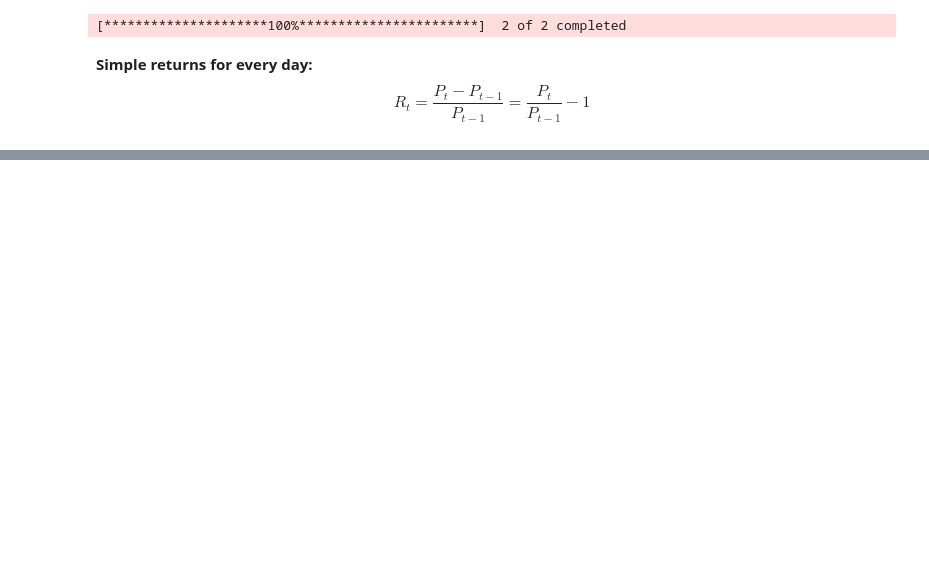
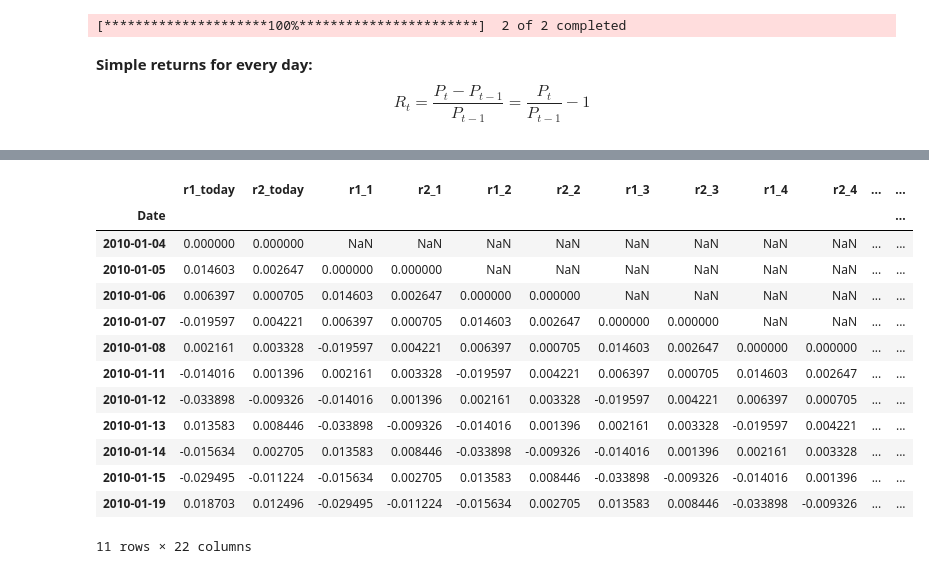
Before and after one commit to Lukirby/Stress-Testing-a-Markowitz-Portfolio, a Jupyter notebook: fidanza.ipynb, the cells around one changed output, grey strips where cells are left out. Cells and saved outputs as stored; diff of their text form; code cells hidden in the pictures; blank space fills up the shorter version.

```diff
--- a/fidanza.ipynb
+++ b/fidanza.ipynb
@@ -14,11 +15,11 @@ $$
 R_t = \frac{P_t - P_{t-1}}{P_{t-1}} = \frac{P_t}{P_{t-1}} - 1
 $$
 # %%
-prices = df["Close"]
+prices = data["Close"]
 returns = (prices / prices.shift(1)) - 1
 returns = returns.fillna(0)
 spy_r = returns['SPY']
-X_r = returns['NVDA']
+nvda_r = returns['NVDA']
 # %%
 mu1 = returns['NVDA'].mean()
 mu2 = returns['SPY'].mean()
@@ -28,0 +42,3 @@ print(mu1, mu2)
+# %%
+r1_series = returns['NVDA']
+r1_series.head(5)
@@ -28,0 +53,3 @@ print(mu1, mu2)
+# %%
+r2_series = returns['SPY']
+r2_series.head(5)
@@ -28,0 +64,6 @@ print(mu1, mu2)
+# %%
+df = pd.DataFrame()
+df['r1_today'] = r1_series
+df['r2_today'] = r2_series
+
+df.head(5)
@@ -28,0 +78,21 @@ print(mu1, mu2)
+# %%
+for i in range(1, 11):
+    df[f'r1_{i}'] = r1_series.shift(i)
+    df[f'r2_{i}'] = r2_series.shift(i)
+
+df.head(11)
+# %% [output]
+|  | r1_today | r2_today | r1_1 | r2_1 | r1_2 | r2_2 | r1_3 | r2_3 | r1_4 | r2_4 | ... | ... |
+| Date |  |  |  |  |  |  |  |  |  |  |  | ... |
+| 2010-01-04 | 0.000000 | 0.000000 | NaN | NaN | NaN | NaN | NaN | NaN | NaN | NaN | ... | ... |
+| 2010-01-05 | 0.014603 | 0.002647 | 0.000000 | 0.000000 | NaN | NaN | NaN | NaN | NaN | NaN | ... | ... |
+| 2010-01-06 | 0.006397 | 0.000705 | 0.014603 | 0.002647 | 0.000000 | 0.000000 | NaN | NaN | NaN | NaN | ... | ... |
+| 2010-01-07 | -0.019597 | 0.004221 | 0.006397 | 0.000705 | 0.014603 | 0.002647 | 0.000000 | 0.000000 | NaN | NaN | ... | ... |
+| 2010-01-08 | 0.002161 | 0.003328 | -0.019597 | 0.004221 | 0.006397 | 0.000705 | 0.014603 | 0.002647 | 0.000000 | 0.000000 | ... | ... |
+| 2010-01-11 | -0.014016 | 0.001396 | 0.002161 | 0.003328 | -0.019597 | 0.004221 | 0.006397 | 0.000705 | 0.014603 | 0.002647 | ... | ... |
+| 2010-01-12 | -0.033898 | -0.009326 | -0.014016 | 0.001396 | 0.002161 | 0.003328 | -0.019597 | 0.004221 | 0.006397 | 0.000705 | ... | ... |
+| 2010-01-13 | 0.013583 | 0.008446 | -0.033898 | -0.009326 | -0.014016 | 0.001396 | 0.002161 | 0.003328 | -0.019597 | 0.004221 | ... | ... |
+| 2010-01-14 | -0.015634 | 0.002705 | 0.013583 | 0.008446 | -0.033898 | -0.009326 | -0.014016 | 0.001396 | 0.002161 | 0.003328 | ... | ... |
+| 2010-01-15 | -0.029495 | -0.011224 | -0.015634 | 0.002705 | 0.013583 | 0.008446 | -0.033898 | -0.009326 | -0.014016 | 0.001396 | ... | ... |
+| 2010-01-19 | 0.018703 | 0.012496 | -0.029495 | -0.011224 | -0.015634 | 0.002705 | 0.013583 | 0.008446 | -0.033898 | -0.009326 | ... | ... |
+11 rows × 22 columns
```
Also changed, not shown: parts of 15 cells of this notebook.
